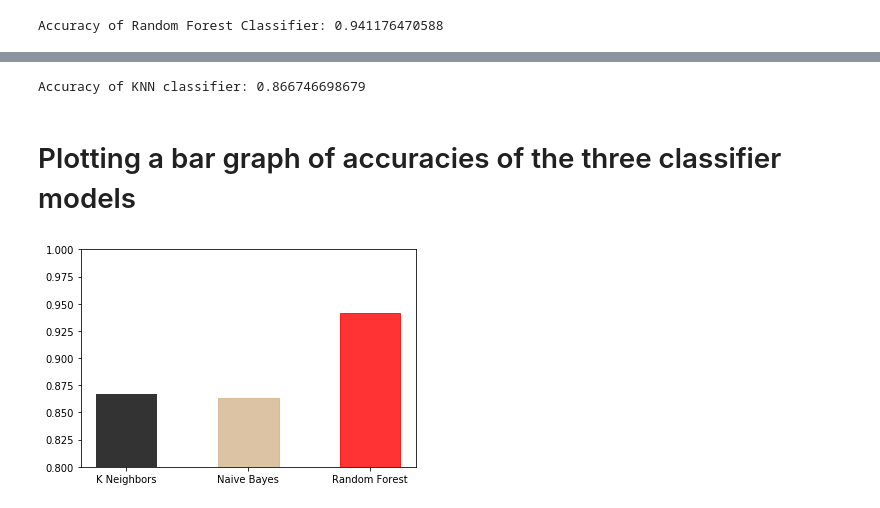
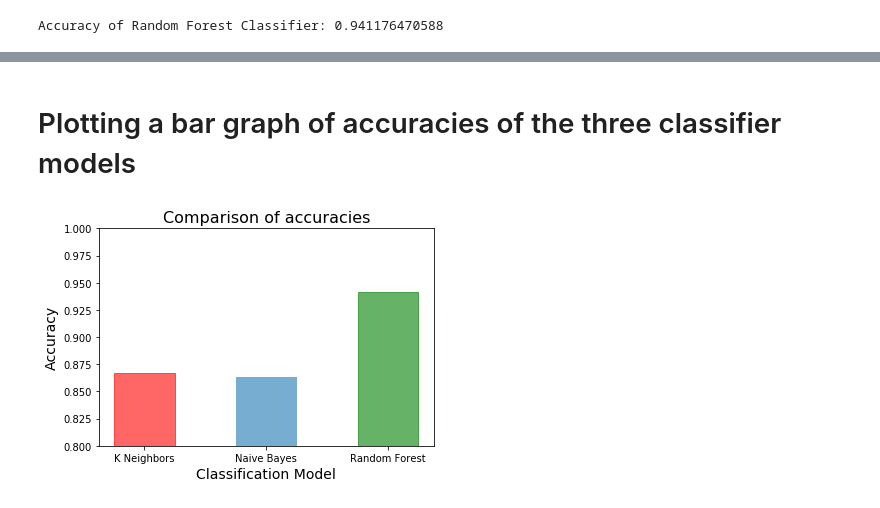
Before and after one commit to Customer-Churn-Prediction/Project-Machine-Learning, a Jupyter notebook: project_final.ipynb, the cells around one changed output, grey strips where cells are left out. Saved outputs shown, nothing was run; the diff lists cells and outputs as text; code cells hidden in the pictures.

```diff
--- a/project_final.ipynb
+++ b/project_final.ipynb
@@ -294,18 +300,15 @@ plt.show()
-# %%
-#calculating accuracy for KNN classifier
-acc_knn = accuracy_score(test_y, pred_knn)
-print('Accuracy of KNN classifier:', acc_knn)
-# %% [output]
-Accuracy of KNN classifier: 0.866746698679
 # %% [markdown]
 # Plotting a bar graph of accuracies of the three classifier models
 # %%
-models = ['Random Forest', 'Naive Bayes', 'K Neighbors']
-accuracies = [acc_rfc, acc_gnb, acc_knn]
-barlist=plt.bar(models, accuracies, width=0.5, color='k', alpha=0.8)
+models = ['Naive Bayes', 'K Neighbors', 'Random Forest']
+accuracies = [acc_gnb, acc_knn, acc_rfc]
+barlist=plt.bar(models, accuracies, width=0.5, alpha=0.6)
 plt.ylim([0.8, 1.0])
-barlist[0].set_color('r')
-barlist[1].set_color('tan')
+barlist[1].set_color('r')
+barlist[2].set_color('g')
+plt.xlabel('Classification Model', fontsize=14)
+plt.ylabel('Accuracy', fontsize=14)
+plt.title('Comparison of accuracies', fontsize=16)
 plt.show()
 # %% [output]
-[figure, old version]
+[figure, new version]
```
Also changed, not shown: parts of 35 cells of this notebook.
